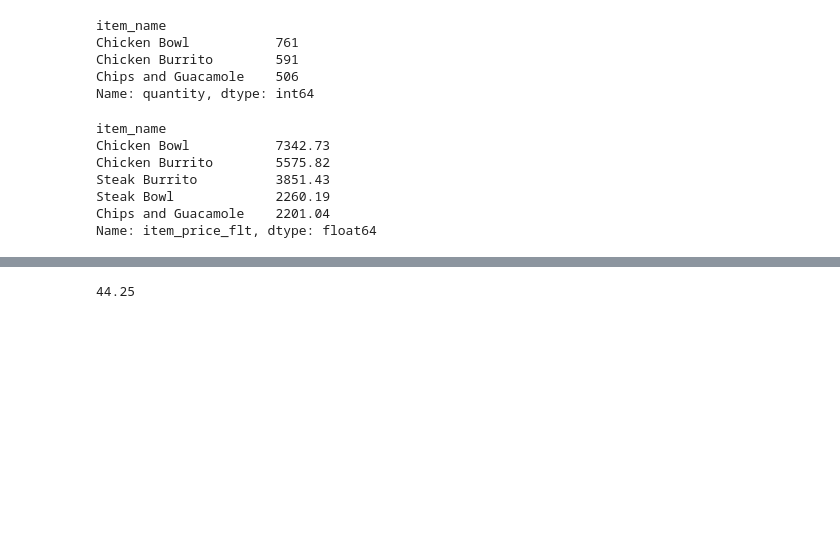
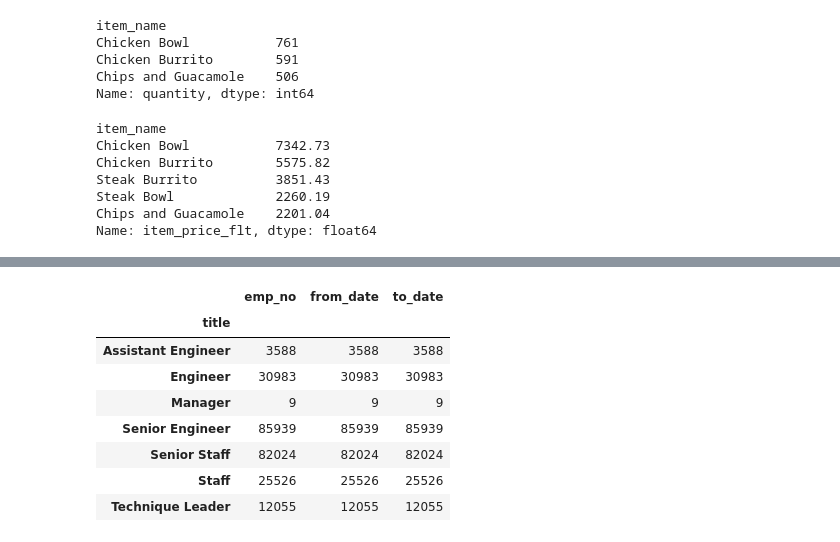
Before and after one commit to albertopuentes/numpy-pandas-visualization-exercises, a Jupyter notebook: advanced.dataframes.ipynb, the cells around one changed output, grey strips where cells are left out. Drawn from its saved outputs; the diff is of its cells as text; code cells hidden in the pictures; blank space fills up the shorter version.

```diff
--- a/advanced.dataframes.ipynb
+++ b/advanced.dataframes.ipynb
@@ -414,4 +399,15 @@ Name: item_price_flt, dtype: float64
-# %%
-orders_df['item_price_flt'].max()
-# %% [output]
-44.25
+# %%
+# Using the titles DataFrame, visualize the number of employees with each title.
+employees_df = pd.read_sql('SELECT * FROM titles', url)
+curemp = employees_df[employees_df['to_date'] == employees_df['to_date'].max()]
+curemp.groupby('title').count()
+# %% [output]
+|  | emp_no | from_date | to_date |
+| title |  |  |  |
+| Assistant Engineer | 3588 | 3588 | 3588 |
+| Engineer | 30983 | 30983 | 30983 |
+| Manager | 9 | 9 | 9 |
+| Senior Engineer | 85939 | 85939 | 85939 |
+| Senior Staff | 82024 | 82024 | 82024 |
+| Staff | 25526 | 25526 | 25526 |
+| Technique Leader | 12055 | 12055 | 12055 |
```
Also changed, not shown: parts of 6 cells of this notebook.
